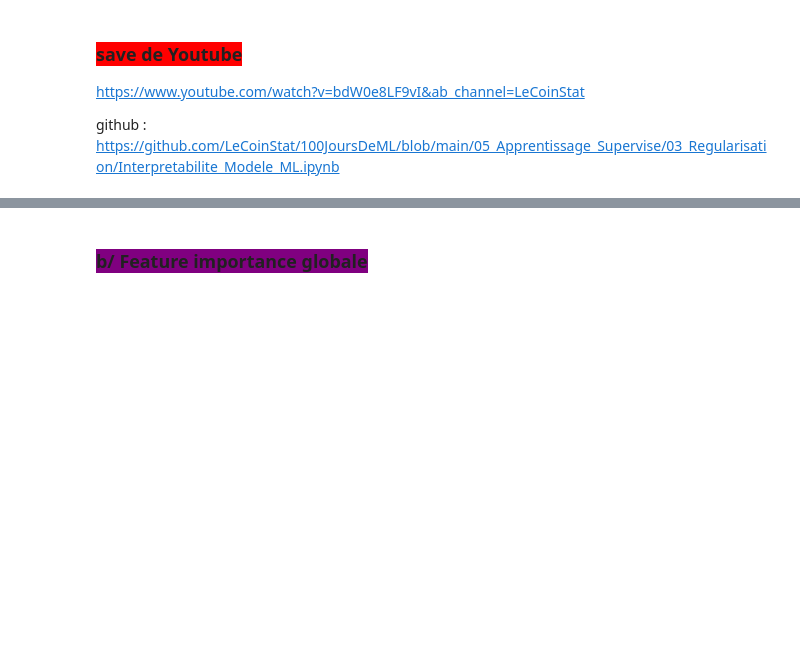
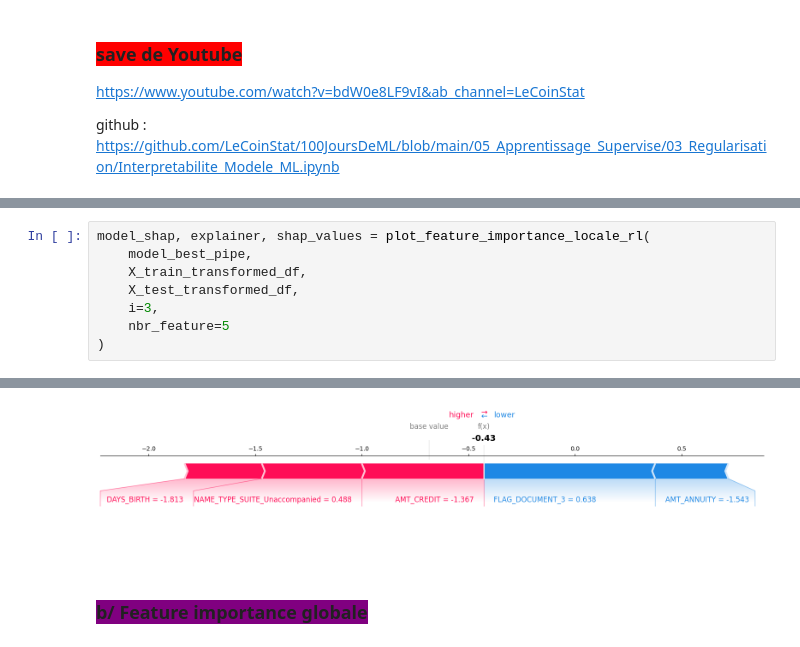
Before and after one commit to pierrickBERTHE/PB7_Scoring_client_de_banque, a Jupyter notebook: Berthe_Pierrick_3_notebook_modelisation_022024.ipynb, the cells around one changed output, grey strips where cells are left out. Saved outputs shown, nothing was run; the diff lists cells and outputs as text; blank space fills up the shorter version.

```diff
--- a/Berthe_Pierrick_3_notebook_modelisation_022024.ipynb
+++ b/Berthe_Pierrick_3_notebook_modelisation_022024.ipynb
@@ -1686,0 +1687,9 @@ shap.force_plot(
+# %%
+model_shap, explainer, shap_values = plot_feature_importance_locale_rl(
+    model_best_pipe,
+    X_train_transformed_df,
+    X_test_transformed_df,
+    i=3,
+    nbr_feature=5
+)
+# %% [output]
@@ -1687,2 +1697,3 @@ shap.force_plot(
+[figure, added]
 # %% [markdown]
 ### <span style='background:purple'>b/ Feature importance globale</span>
```
Also changed, not shown: parts of 59 cells of this notebook.
